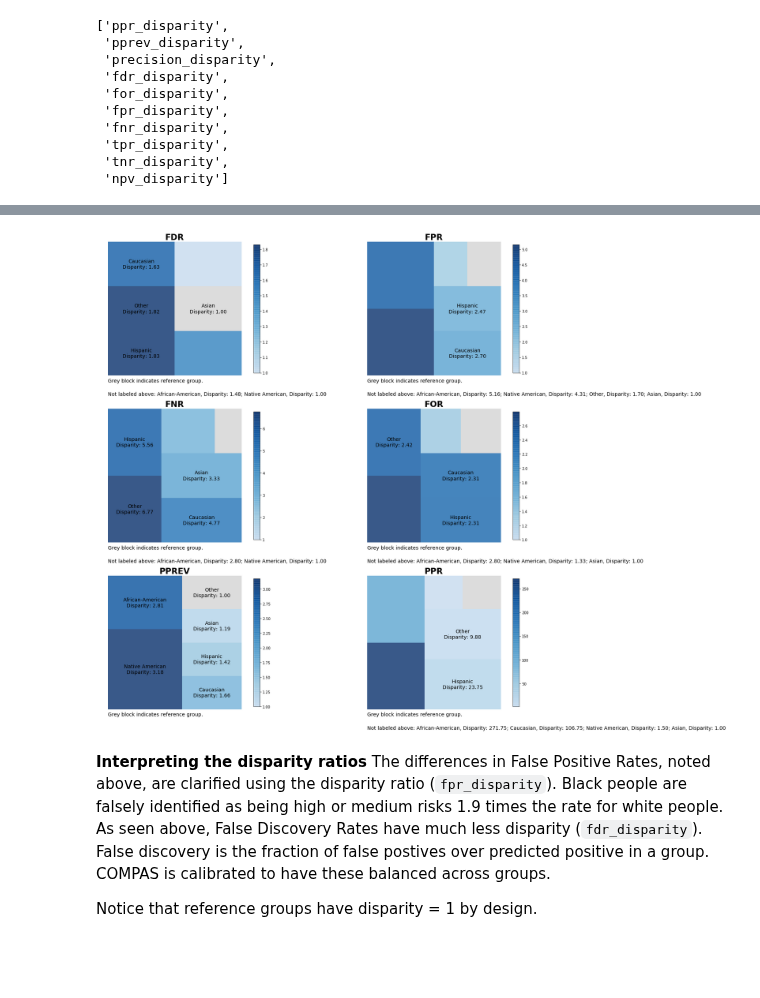
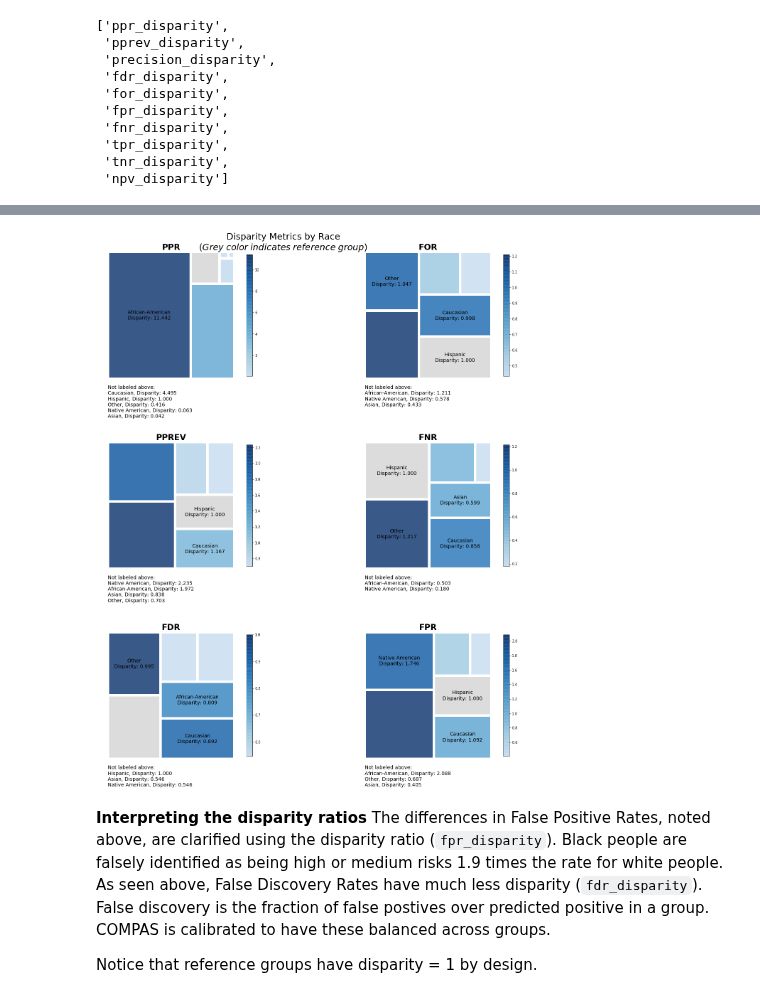
Before and after one commit to dssg/aequitas, a Jupyter notebook: docs/source/examples/compas_demo.ipynb, the cells around one changed output, grey strips where cells are left out. Drawn from its saved outputs; the diff is of its cells as text; code cells hidden in the pictures; blank space fills up the shorter version.

Commit message:
label wrapping

```diff
--- a/docs/source/examples/compas_demo.ipynb
+++ b/docs/source/examples/compas_demo.ipynb
@@ -657,18 +656,18 @@ def metric_treemap(data_table, group_metric, attribute_name, model_id=1, ax=None
     cuts = pd.cut(values, 5)
 #         print(cuts)
 
-    scaled_values = [(0.25 * compare_value) if val < (0.5*compare_value) else
-                     (0.5 * compare_value) if (0.5 * compare_value) <= val < (0.75*compare_value) else
-                     compare_value if (0.75*compare_value) <= val < (2*compare_value) else
-                     (2*compare_value) if (1.5*compare_value) <= val < (3*compare_value) else
-                     (3*compare_value) for val in values]
+#     scaled_values = [(0.25 * compare_value) if val < (0.5*compare_value) else
+#                      (0.5 * compare_value) if (0.5 * compare_value) <= val < (0.75*compare_value) else
+#                      compare_value if (0.75*compare_value) <= val < (2*compare_value) else
+#                      (2*compare_value) if (1.5*compare_value) <= val < (3*compare_value) else
+#                      (3*compare_value) for val in values]
 
     #     labels = [f"{attr}\n{attr_val}\n{disp:.2f}" for attr, attr_val, disp in zip(data_table['attribute_name'], data_table['attribute_value'], data_table[related_disparity])]
-    labels = [f"{attr_val}\nDisparity: {disp:.2f}" for attr_val, disp in zip(sorted_df['attribute_value'], sorted_df[related_disparity])]
+    labels = [f"{attr_val}\nDisparity: {disp:.3f}" for attr_val, disp in zip(sorted_df['attribute_value'], sorted_df[related_disparity])]
 
-    normed = squarify.normalize_sizes(scaled_values, width, height)
+    normed = squarify.normalize_sizes(values, width, height)
 
-    rects = squarify.squarify(normed, x, y, width, height)
+#     rects = squarify.squarify(normed, x, y, width, height)
     padded_rects = squarify.padded_squarify(normed, x, y, width, height)
 
     # make plot
@@ -677,7 +676,7 @@ def metric_treemap(data_table, group_metric, attribute_name, model_id=1, ax=None
 
 #     ax = squarify.plot(sizes=data_table[group_metric], color=clrs, label=labels, ax=ax, alpha=0.8)
 
-    ax = squarify_plot_rects(rects, data_table=sorted_df, color=clrs, label=labels, ax=ax, alpha=0.8)
+    ax = squarify_plot_rects(padded_rects, data_table=sorted_df, color=clrs, label=labels, ax=ax, alpha=0.8)
     ax.set_title((' ').join(group_metric.split('_')).upper(),fontsize=23,fontweight="bold")
 
     if not higlight_fairness:
@@ -686,7 +685,7 @@ def metric_treemap(data_table, group_metric, attribute_name, model_id=1, ax=None
         img.set_visible(False)
         fig.colorbar(img, orientation="vertical", shrink=.96, ax=ax)
 
- # #Remove our axes and display the plot
+#     Remove axes and display the plot
     ax.axis('off')
 # %%
 metric_treemap(min_metric_bdf, group_metric='ppr_disparity', attribute_name='race')
@@ -713,7 +712,7 @@ def plot_multiple_treemaps(data_table, plot_fcn, attribute=None, metrics=None, f
     if fillzeros:
         data_table = data_table.fillna(0)
 
-    assert not all(v is not None for v in [attribute, metrics]), "One of the following parameters must be specified: 'attribute', 'metrics'"
+    assert not all(v is None for v in [attribute, metrics]), "One of the following parameters must be specified: 'attribute', 'metrics'"
 
     if attribute:
         if not metrics:
@@ -725,9 +724,11 @@ def plot_multiple_treemaps(data_table, plot_fcn, attribute=None, metrics=None, f
             abs_metrics = ['tpr', 'tnr', 'for', 'fdr', 'fpr', 'fnr',
                                   'npv', 'precision', 'ppr', 'pprev']
             metrics = list(set(abs_metrics) & set(data_table.columns))
+        viz_title = f"Disparity Metrics by {attribute.capitalize()}"
 
     elif not attribute:
         attributes = list(data_table.attribute_name.unique())
+        viz_title = f"{(', ').join(metrics)} Across Attributes"
 
     ncols = 2
     num_metrics = len(metrics)
@@ -751,7 +752,7 @@ def plot_multiple_treemaps(data_table, plot_fcn, attribute=None, metrics=None, f
 
     fig, axs = plt.subplots(nrows=rows, ncols=ncols,
                             figsize=(total_plot_width, 8 * rows),
-                            gridspec_kw={'wspace': 0.075, 'hspace': 0.25},
+                            gridspec_kw={'wspace': 0.075, 'hspace': 0.5},
                            subplot_kw={'aspect': 'equal'})
 
     # set a different metric to be plotted in each subplot
@@ -782,15 +783,19 @@ def plot_multiple_treemaps(data_table, plot_fcn, attribute=None, metrics=None, f
     if axes_to_remove > 0:
         for i in np.arange(axes_to_remove):
             axs[-1, -(i + 1)].axis('off')
-    plt.tight_layout()
+
+    plt.suptitle(f"{viz_title}\n$(Grey\; color\; indicates\; reference\; group)$", fontsize=25)
+
+    fig.tight_layout()
+    fig.subplots_adjust(top=0.95)
 
     if show_figure:
         plt.show()
     return fig
 # %%
-g = plot_multiple_treemaps(min_metric_bdf, metric_treemap, attribute='race')
+tm = plot_multiple_treemaps(hbdf, metric_treemap, attribute='race')
 # %% [output]
-[figure, old version]
+[figure, new version]
 # %% [markdown]
 __Interpreting the disparity ratios__
 The differences in False Positive Rates, noted above, are clarified using the disparity ratio (`fpr_disparity`). Black people are falsely identified as being high or medium risks 1.9 times the rate for white people. As seen above, False Discovery Rates have much less disparity (`fdr_disparity`). False discovery is the fraction of false postives over predicted positive in a group. COMPAS is calibrated to have these balanced across groups.
```
Also changed, not shown: parts of 13 cells of this notebook.
